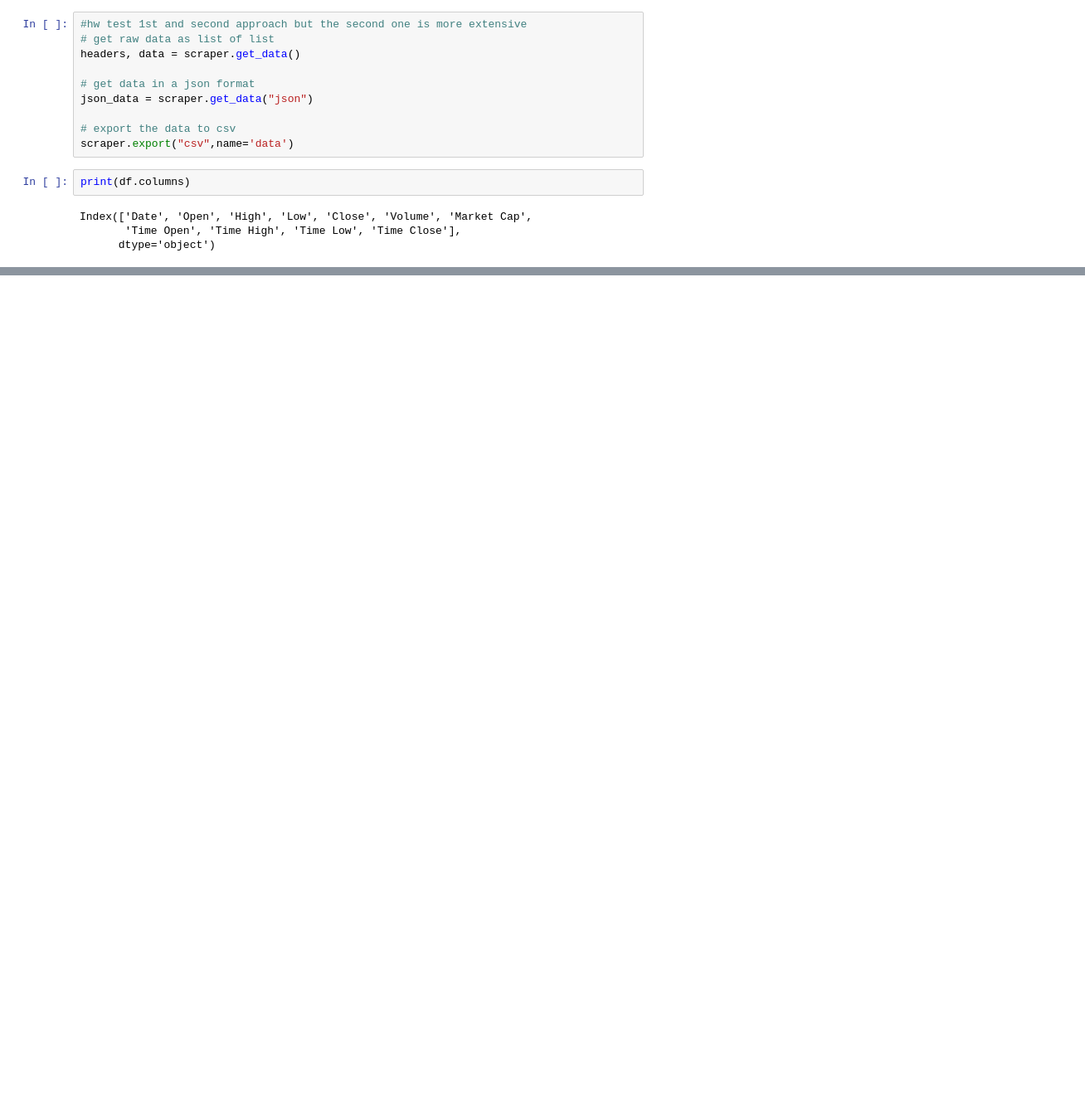
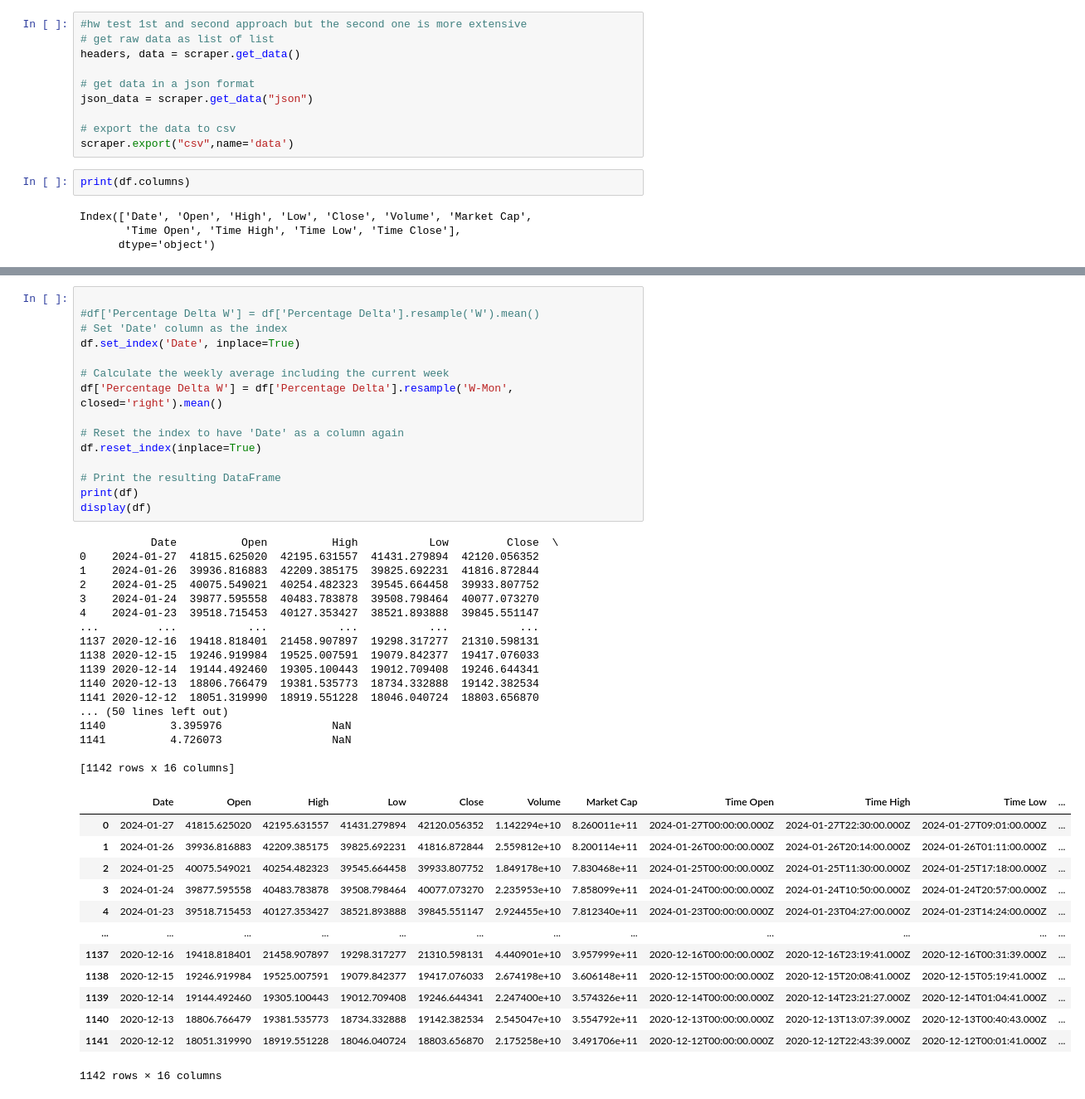
Before and after one commit to saccay/my_prjoect, a Jupyter notebook: my_prjoect_main.ipynb, the cells around one changed output, grey strips where cells are left out. Shown at 83% size. Drawn from its saved outputs; the diff is of its cells as text; blank space fills up the shorter version.

```diff
--- a/my_prjoect_main.ipynb
+++ b/my_prjoect_main.ipynb
@@ -250,0 +239,46 @@ print(df['Percentage Delta'].abs().max())
+# %%
+
+#df['Percentage Delta W'] = df['Percentage Delta'].resample('W').mean()
+# Set 'Date' column as the index
+df.set_index('Date', inplace=True)
+
+# Calculate the weekly average including the current week
+df['Percentage Delta W'] = df['Percentage Delta'].resample('W-Mon', closed='right').mean()
+
+# Reset the index to have 'Date' as a column again
+df.reset_index(inplace=True)
+
+# Print the resulting DataFrame
+print(df)
+display(df)
+# %% [output]
+           Date          Open          High           Low         Close  \
+0    2024-01-27  41815.625020  42195.631557  41431.279894  42120.056352
+1    2024-01-26  39936.816883  42209.385175  39825.692231  41816.872844
+2    2024-01-25  40075.549021  40254.482323  39545.664458  39933.807752
+3    2024-01-24  39877.595558  40483.783878  39508.798464  40077.073270
+4    2024-01-23  39518.715453  40127.353427  38521.893888  39845.551147
+...         ...           ...           ...           ...           ...
+1137 2020-12-16  19418.818401  21458.907897  19298.317277  21310.598131
+1138 2020-12-15  19246.919984  19525.007591  19079.842377  19417.076033
+1139 2020-12-14  19144.492460  19305.100443  19012.709408  19246.644341
+1140 2020-12-13  18806.766479  19381.535773  18734.332888  19142.382534
+1141 2020-12-12  18051.319990  18919.551228  18046.040724  18803.656870
+... (50 lines left out)
+1140          3.395976                 NaN
+1141          4.726073                 NaN
+
+[1142 rows x 16 columns]
+|  | Date | Open | High | Low | Close | Volume | Market Cap | Time Open | Time High | Time Low | ... |
+| 0 | 2024-01-27 | 41815.625020 | 42195.631557 | 41431.279894 | 42120.056352 | 1.142294e+10 | 8.260011e+11 | 2024-01-27T00:00:00.000Z | 2024-01-27T22:30:00.000Z | 2024-01-27T09:01:00.000Z | ... |
+| 1 | 2024-01-26 | 39936.816883 | 42209.385175 | 39825.692231 | 41816.872844 | 2.559812e+10 | 8.200114e+11 | 2024-01-26T00:00:00.000Z | 2024-01-26T20:14:00.000Z | 2024-01-26T01:11:00.000Z | ... |
+| 2 | 2024-01-25 | 40075.549021 | 40254.482323 | 39545.664458 | 39933.807752 | 1.849178e+10 | 7.830468e+11 | 2024-01-25T00:00:00.000Z | 2024-01-25T11:30:00.000Z | 2024-01-25T17:18:00.000Z | ... |
+| 3 | 2024-01-24 | 39877.595558 | 40483.783878 | 39508.798464 | 40077.073270 | 2.235953e+10 | 7.858099e+11 | 2024-01-24T00:00:00.000Z | 2024-01-24T10:50:00.000Z | 2024-01-24T20:57:00.000Z | ... |
+| 4 | 2024-01-23 | 39518.715453 | 40127.353427 | 38521.893888 | 39845.551147 | 2.924455e+10 | 7.812340e+11 | 2024-01-23T00:00:00.000Z | 2024-01-23T04:27:00.000Z | 2024-01-23T14:24:00.000Z | ... |
+| ... | ... | ... | ... | ... | ... | ... | ... | ... | ... | ... | ... |
+| 1137 | 2020-12-16 | 19418.818401 | 21458.907897 | 19298.317277 | 21310.598131 | 4.440901e+10 | 3.957999e+11 | 2020-12-16T00:00:00.000Z | 2020-12-16T23:19:41.000Z | 2020-12-16T00:31:39.000Z | ... |
+| 1138 | 2020-12-15 | 19246.919984 | 19525.007591 | 19079.842377 | 19417.076033 | 2.674198e+10 | 3.606148e+11 | 2020-12-15T00:00:00.000Z | 2020-12-15T20:08:41.000Z | 2020-12-15T05:19:41.000Z | ... |
+| 1139 | 2020-12-14 | 19144.492460 | 19305.100443 | 19012.709408 | 19246.644341 | 2.247400e+10 | 3.574326e+11 | 2020-12-14T00:00:00.000Z | 2020-12-14T23:21:27.000Z | 2020-12-14T01:04:41.000Z | ... |
+| 1140 | 2020-12-13 | 18806.766479 | 19381.535773 | 18734.332888 | 19142.382534 | 2.545047e+10 | 3.554792e+11 | 2020-12-13T00:00:00.000Z | 2020-12-13T13:07:39.000Z | 2020-12-13T00:40:43.000Z | ... |
+| 1141 | 2020-12-12 | 18051.319990 | 18919.551228 | 18046.040724 | 18803.656870 | 2.175258e+10 | 3.491706e+11 | 2020-12-12T00:00:00.000Z | 2020-12-12T22:43:39.000Z | 2020-12-12T00:01:41.000Z | ... |
+1142 rows × 16 columns
```
Also changed, not shown: parts of 12 cells of this notebook, 2 other files.
